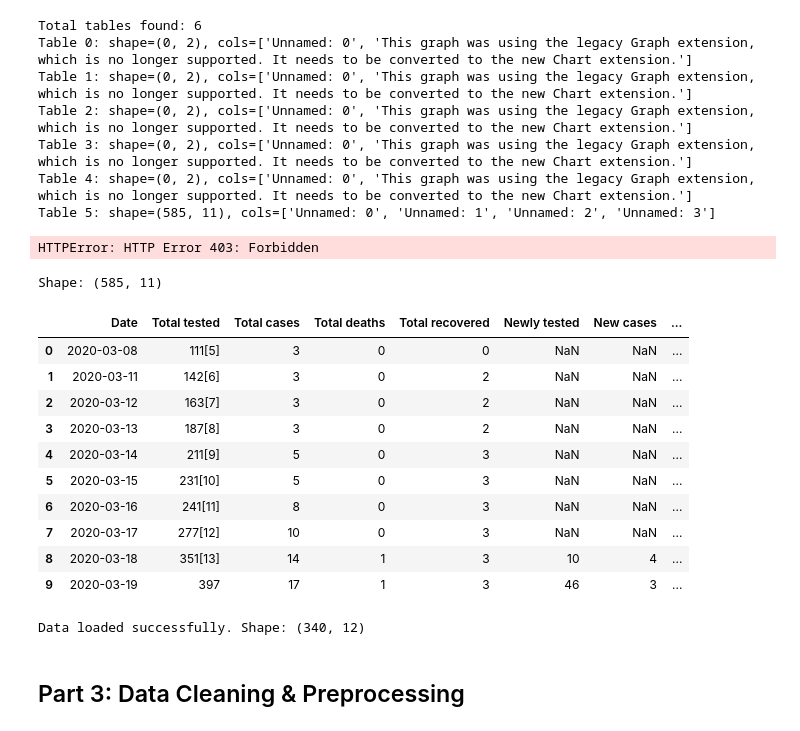
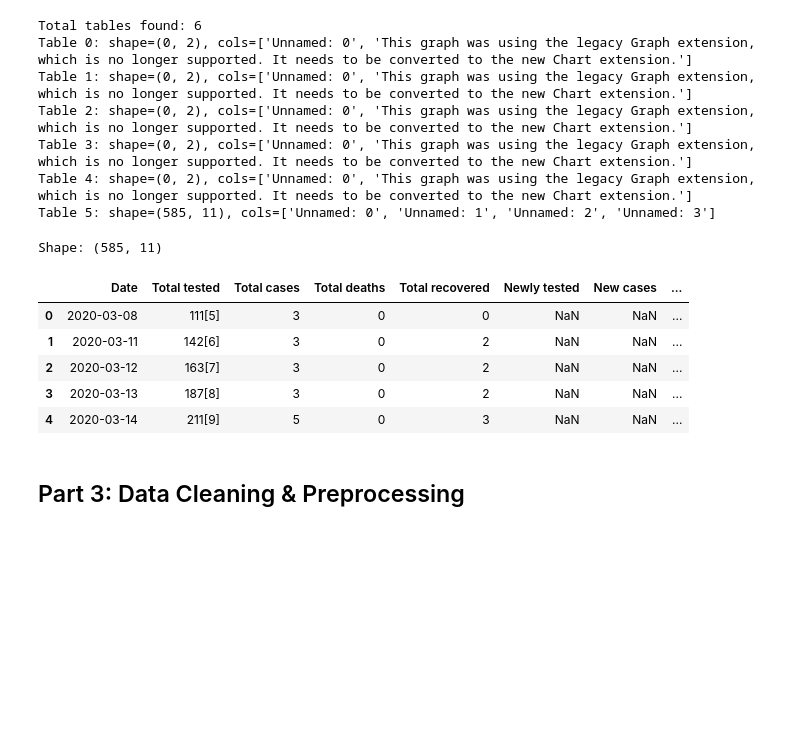
Before and after one commit to Sahadat97/COVID-19-Bangladesh-EDA-and-Daily-Cases-Prediction, a Jupyter notebook: COVID19_Bangladesh.ipynb, the cells around one changed output. Drawn from its saved outputs; the diff is of its cells as text; code cells hidden in the pictures; blank space fills up the shorter version.

Commit message:
Fixing the codes based on the new datatable until Part 5.1

```diff
--- a/COVID19_Bangladesh.ipynb
+++ b/COVID19_Bangladesh.ipynb
@@ -93,53 +47,26 @@ Table 2: shape=(0, 2), cols=['Unnamed: 0', 'This graph was using the legacy Grap
 Table 3: shape=(0, 2), cols=['Unnamed: 0', 'This graph was using the legacy Graph extension, which is no longer supported. It needs to be converted to the new Chart extension.']
 Table 4: shape=(0, 2), cols=['Unnamed: 0', 'This graph was using the legacy Graph extension, which is no longer supported. It needs to be converted to the new Chart extension.']
 Table 5: shape=(585, 11), cols=['Unnamed: 0', 'Unnamed: 1', 'Unnamed: 2', 'Unnamed: 3']
-# %%
-# ── Data Loading ──────────────────────────────────────────────────────────────
-# Option A: If you ran the R scraping code and saved a CSV:
-#   df_raw = pd.read_csv("covid_bd_raw.csv")
-#
-# Option B (default): Python-based scraping equivalent to R's htmltab(..., 10)
-#   pandas.read_html scrapes all tables; index 9 = 10th table (0-based)
-
-url = 'https://en.wikipedia.org/wiki/Statistics_of_the_COVID-19_pandemic_in_Bangladesh#Table:_Daily_updates'
-tables = pd.read_html(url, header=0)
-print(f"Total tables found: {len(tables)}")
-
-# Inspect tables to find the statistics table
-for i, t in enumerate(tables):
-    print(f"Table {i}: shape={t.shape}, cols={list(t.columns[:4])}")
-# %% [output]
-HTTPError: HTTP Error 403: Forbidden
 # %%
 # Select the daily statistics table (adjust index if Wikipedia has changed)
 # If that doesn't match, scan the output above and update TABLE_IDX
 TABLE_IDX = 5
 
 df_raw = tables[TABLE_IDX].copy()
 print("Shape:", df_raw.shape)
 df = df_raw.copy()
 # Row 0 contains the real column names, promote it
 df.columns = df.iloc[0]          # set row 0 as column names
 df = df.drop(index=0).reset_index(drop=True)  # remove that row from data
-df.head(10)
+df.head()
 # %% [output]
 Shape: (585, 11)
 |  | Date | Total tested | Total cases | Total deaths | Total recovered | Newly tested | New cases | ... |
 | 0 | 2020-03-08 | 111[5] | 3 | 0 | 0 | NaN | NaN | ... |
 | 1 | 2020-03-11 | 142[6] | 3 | 0 | 2 | NaN | NaN | ... |
 | 2 | 2020-03-12 | 163[7] | 3 | 0 | 2 | NaN | NaN | ... |
 | 3 | 2020-03-13 | 187[8] | 3 | 0 | 2 | NaN | NaN | ... |
 | 4 | 2020-03-14 | 211[9] | 5 | 0 | 3 | NaN | NaN | ... |
-| 5 | 2020-03-15 | 231[10] | 5 | 0 | 3 | NaN | NaN | ... |
-| 6 | 2020-03-16 | 241[11] | 8 | 0 | 3 | NaN | NaN | ... |
-| 7 | 2020-03-17 | 277[12] | 10 | 0 | 3 | NaN | NaN | ... |
-| 8 | 2020-03-18 | 351[13] | 14 | 1 | 3 | 10 | 4 | ... |
-| 9 | 2020-03-19 | 397 | 17 | 1 | 3 | 46 | 3 | ... |
-# %%
-df = pd.read_csv('/content/COVID-19 Dataset Bangladesh.csv')
-print("Data loaded successfully. Shape:", df.shape)
-# %% [output]
-Data loaded successfully. Shape: (340, 12)
 # %% [markdown]
 ## Part 3: Data Cleaning & Preprocessing
 # %%
```
Also changed, not shown: parts of 20 cells of this notebook.
